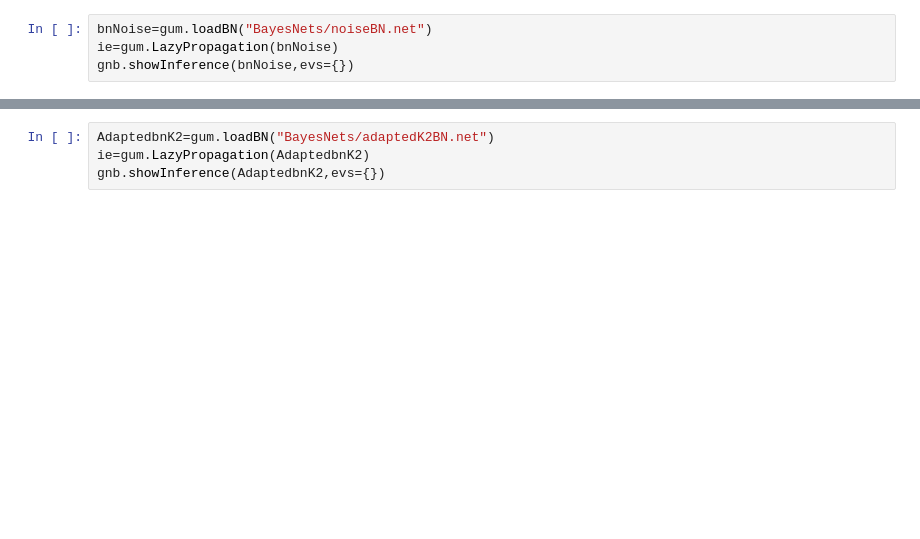
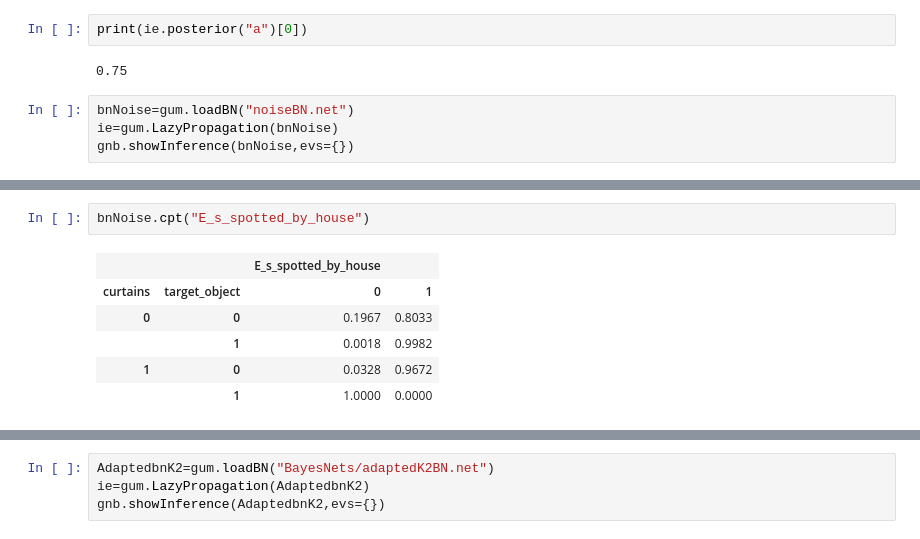
Before and after one commit to aludi/evaluatingScenarioBNs2023, a Jupyter notebook: Question1.ipynb, the cells around one changed output, grey strips where cells are left out. Drawn from its saved outputs; the diff is of its cells as text; blank space fills up the shorter version.

```diff
--- a/Question1.ipynb
+++ b/Question1.ipynb
@@ -14,6 +72,19 @@ gnb.showInference(bnK2,evs={})
+# %%
+print(ie.posterior("a")[0])
+# %% [output]
+0.75
 # %%
-bnNoise=gum.loadBN("BayesNets/noiseBN.net")
+bnNoise=gum.loadBN("noiseBN.net")
 ie=gum.LazyPropagation(bnNoise)
 gnb.showInference(bnNoise,evs={})
 # %% [output]
 [drawing not drawn]
+# %%
+bnNoise.cpt("E_s_spotted_by_house")
+# %% [output]
+|  |  | E_s_spotted_by_house |  |
+| curtains | target_object | 0 | 1 |
+| 0 | 0 | 0.1967 | 0.8033 |
+|  | 1 | 0.0018 | 0.9982 |
+| 1 | 0 | 0.0328 | 0.9672 |
+|  | 1 | 1.0000 | 0.0000 |
```
Also changed, not shown: parts of 8 cells of this notebook, 43 other files.
